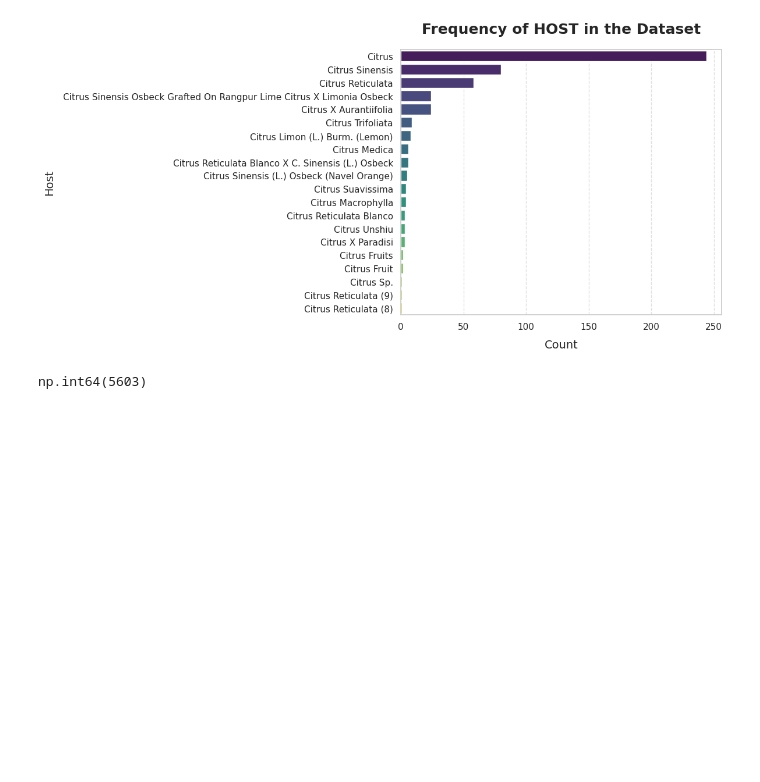
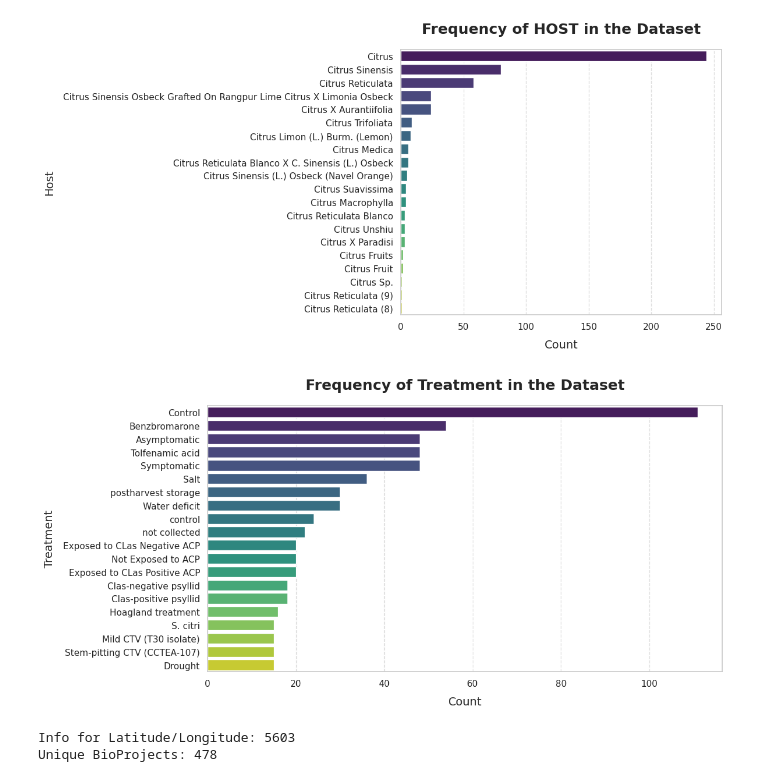
Before and after one commit to jomare1188/studious-funicular, a Jupyter notebook: code/load.ipynb, the cells around one changed output. Cells and saved outputs as stored; diff of their text form; code cells hidden in the pictures; blank space fills up the shorter version.

```diff
--- a/code/load.ipynb
+++ b/code/load.ipynb
@@ -282,9 +340,45 @@ plt.tight_layout()
 plt.show()
 # %% [output]
 [figure]
+# %%
+# Treatment
+# Treatment Name Frequency - Only the 20 Most Abundant
+sns.set_theme(style="whitegrid")
+
+plt.figure(figsize=(12, 6))
+
+# # Normalize the 'treatment_name' column by stripping whitespace and converting to uppercase
+# df['treatment'] = df['treatment'].str.strip().str.upper()
+# # Making only the first word uppercase
+# df['treatment'] = df['treatment'].str.title()
+
+# Count plot for treatment frequency
+sns.countplot(data=df, y='treatment', order=df['treatment'].value_counts().index[:20], palette='viridis')
+
+# Titles and labels
+plt.title('Frequency of Treatment in the Dataset', fontsize=18, fontweight='bold', pad=20)
+plt.xlabel('Count', fontsize=14, labelpad=10)
+plt.ylabel('Treatment', fontsize=14, labelpad=10)
+
+# Style ticks
+plt.xticks(fontsize=11)
+plt.yticks(fontsize=11)
+
+# Add grid only on x-axis
+plt.grid(axis='x', linestyle='--', alpha=0.6)
+
+plt.tight_layout()
+plt.show()
+# %% [output]
+[figure, added]
 # %%
 # Count values in 'lat_lon' column
 lat_lon_counts = df['lat_lon'].value_counts()
 df['lat_lon'].isna().sum()
+# Count the uniques BioProjects
+unique_bioprojects = df['BioProject'].nunique()
+print(f'Info for Latitude/Longitude: {df['lat_lon'].isna().sum()}')
+print(f'Unique BioProjects: {unique_bioprojects}')
 # %% [output]
-np.int64(5603)
+Info for Latitude/Longitude: 5603
+Unique BioProjects: 478
```
Also changed, not shown: parts of 8 cells of this notebook, 3 other files.
